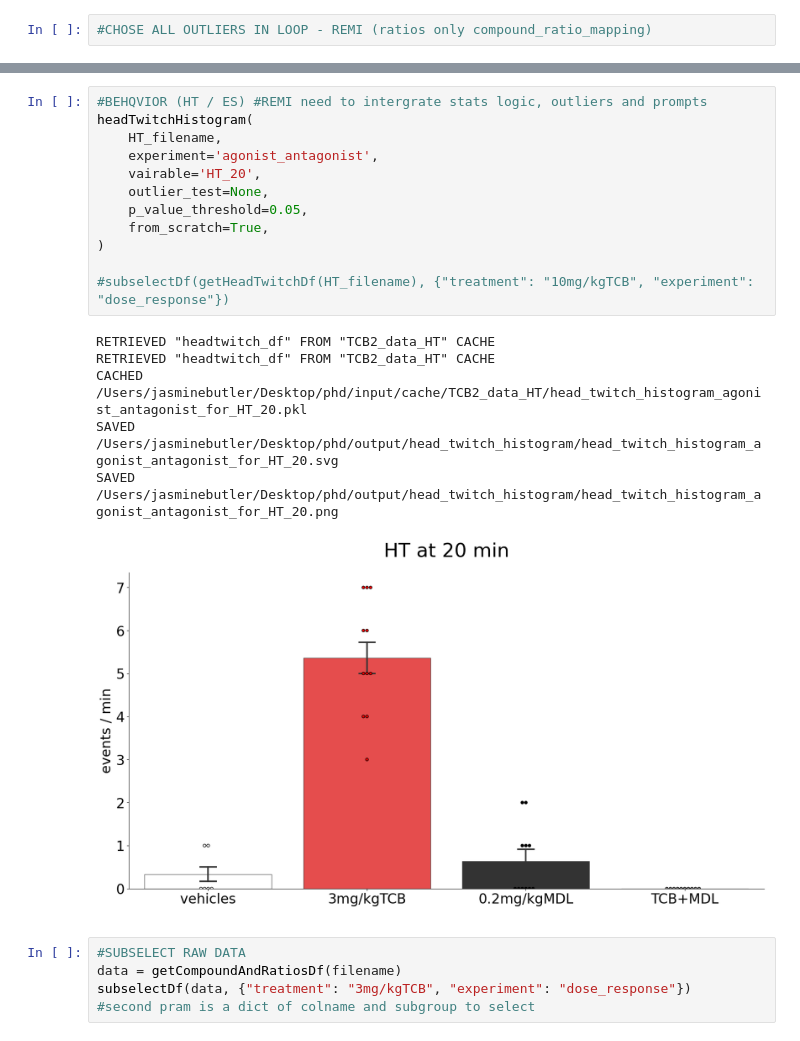
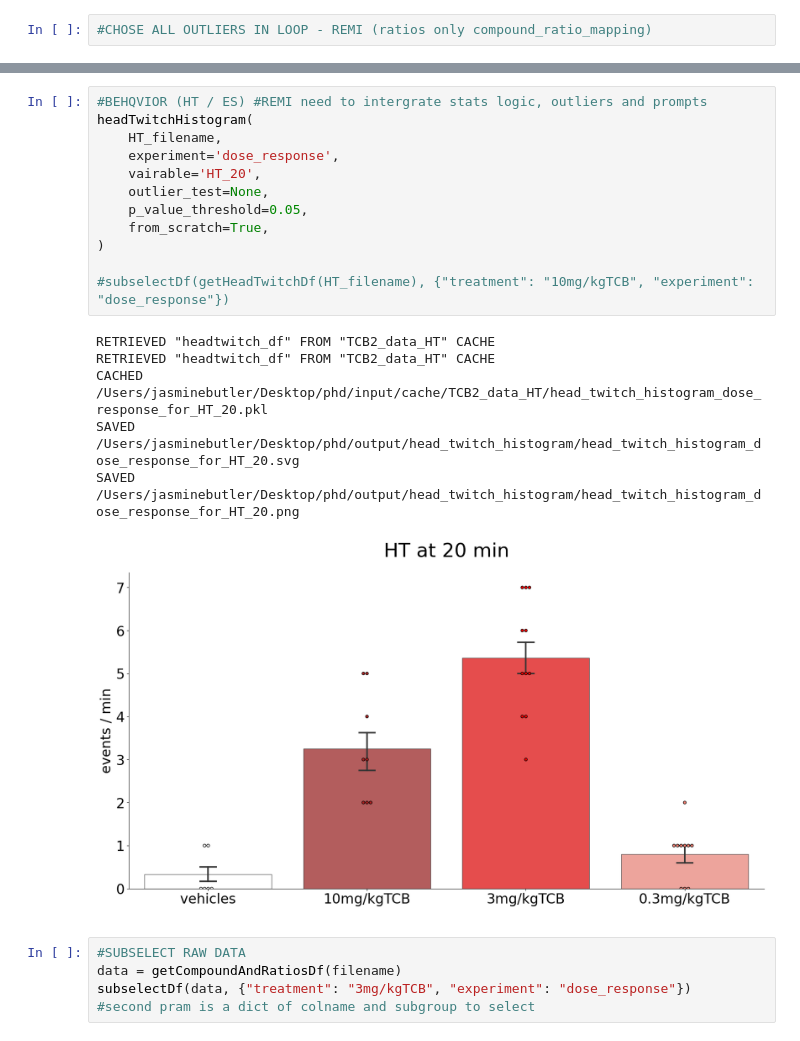
Before and after one commit to remicorne/phd, a Jupyter notebook: RUN.ipynb, the cells around one changed output, grey strips where cells are left out. Cells and saved outputs as stored; diff of their text form.

Commit message:
fix to HTHistogram dose_responce order still bad

```diff
--- a/RUN.ipynb
+++ b/RUN.ipynb
@@ -166,22 +174,22 @@ SAVED /Users/jasminebutler/Desktop/phd/output/correlogram/agonist_antagonist_com
 # %%
 #BEHQVIOR (HT / ES) #REMI need to intergrate stats logic, outliers and prompts
 headTwitchHistogram(
     HT_filename,
-    experiment='agonist_antagonist',
+    experiment='dose_response',
     vairable='HT_20',
     outlier_test=None,
     p_value_threshold=0.05,
     from_scratch=True,
 )
 
 #subselectDf(getHeadTwitchDf(HT_filename), {"treatment": "10mg/kgTCB", "experiment": "dose_response"})
 # %% [output]
 RETRIEVED "headtwitch_df" FROM "TCB2_data_HT" CACHE
 RETRIEVED "headtwitch_df" FROM "TCB2_data_HT" CACHE
-CACHED /Users/jasminebutler/Desktop/phd/input/cache/TCB2_data_HT/head_twitch_histogram_agonist_antagonist_for_HT_20.pkl
-SAVED /Users/jasminebutler/Desktop/phd/output/head_twitch_histogram/head_twitch_histogram_agonist_antagonist_for_HT_20.svg
-SAVED /Users/jasminebutler/Desktop/phd/output/head_twitch_histogram/head_twitch_histogram_agonist_antagonist_for_HT_20.png
+CACHED /Users/jasminebutler/Desktop/phd/input/cache/TCB2_data_HT/head_twitch_histogram_dose_response_for_HT_20.pkl
+SAVED /Users/jasminebutler/Desktop/phd/output/head_twitch_histogram/head_twitch_histogram_dose_response_for_HT_20.svg
+SAVED /Users/jasminebutler/Desktop/phd/output/head_twitch_histogram/head_twitch_histogram_dose_response_for_HT_20.png
-[figure, old version]
+[figure, new version]
 # %%
 #SUBSELECT RAW DATA
 data = getCompoundAndRatiosDf(filename)
```
Also changed, not shown: parts of 5 cells of this notebook, 1 other file.
